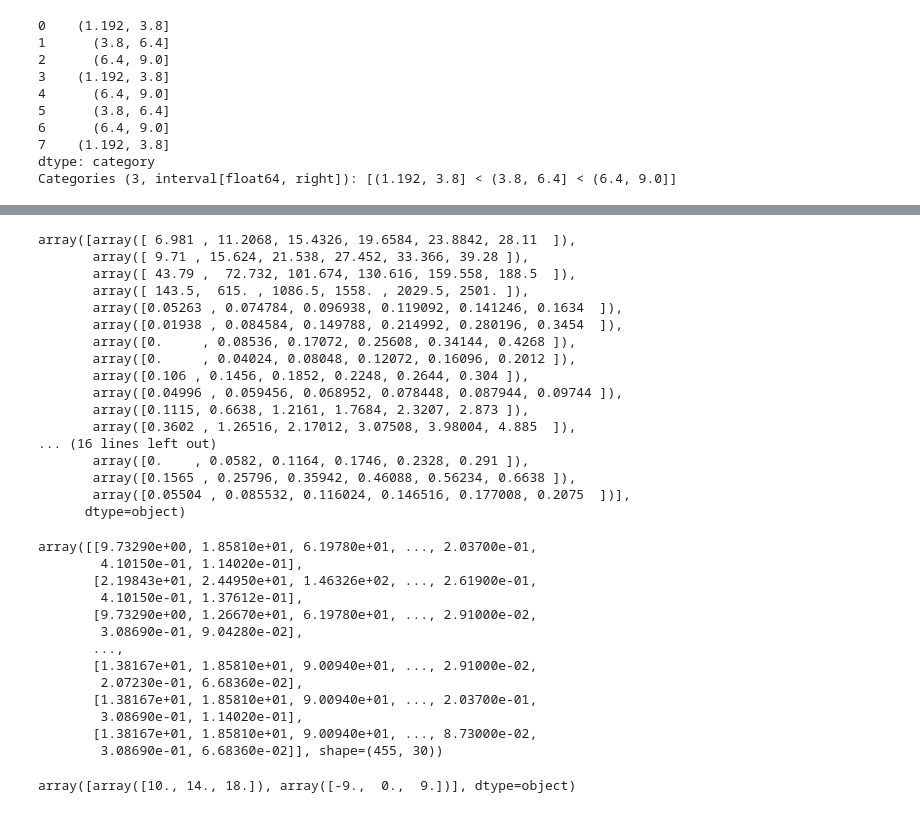
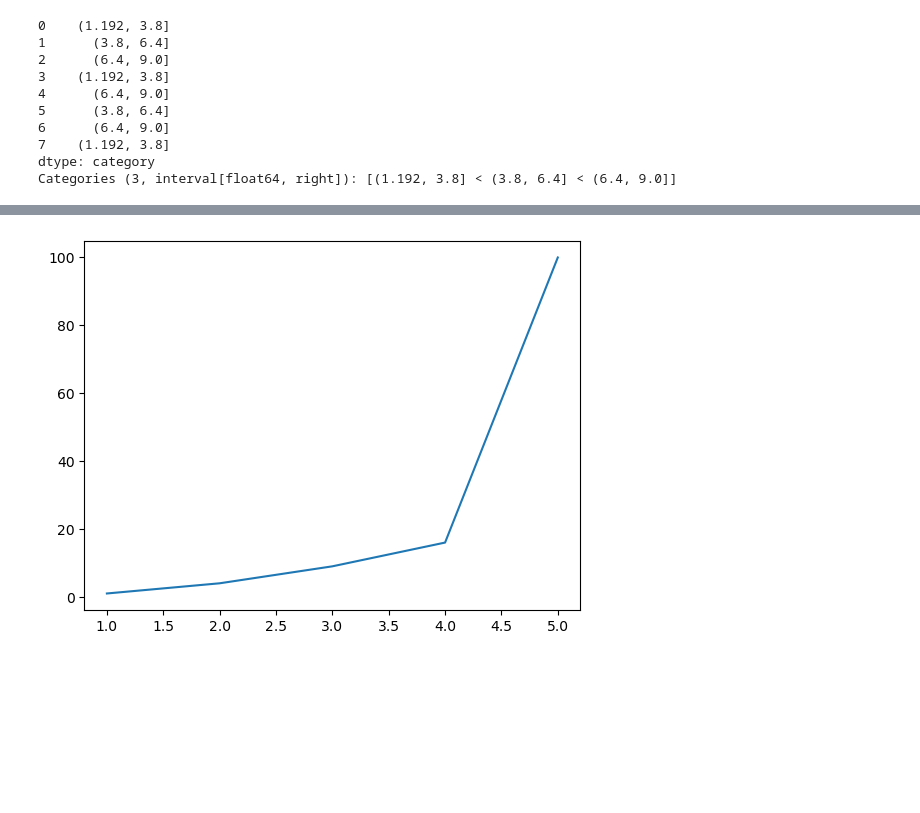
Before and after one commit to A-George26826/Numerical-Precision-Res-Official, a Jupyter notebook: main.ipynb, the cells around one changed output, grey strips where cells are left out. Drawn from its saved outputs; the diff is of its cells as text; code cells hidden in the pictures; blank space fills up the shorter version.

```diff
--- a/main.ipynb
+++ b/main.ipynb
@@ -256,52 +354,5 @@ binned_df
-# %%
-kbd.bin_edges_
-# %% [output]
-array([array([ 6.981 , 11.2068, 15.4326, 19.6584, 23.8842, 28.11  ]),
-       array([ 9.71 , 15.624, 21.538, 27.452, 33.366, 39.28 ]),
-       array([ 43.79 ,  72.732, 101.674, 130.616, 159.558, 188.5  ]),
-       array([ 143.5,  615. , 1086.5, 1558. , 2029.5, 2501. ]),
-       array([0.05263 , 0.074784, 0.096938, 0.119092, 0.141246, 0.1634  ]),
-       array([0.01938 , 0.084584, 0.149788, 0.214992, 0.280196, 0.3454  ]),
-       array([0.     , 0.08536, 0.17072, 0.25608, 0.34144, 0.4268 ]),
-       array([0.     , 0.04024, 0.08048, 0.12072, 0.16096, 0.2012 ]),
-       array([0.106 , 0.1456, 0.1852, 0.2248, 0.2644, 0.304 ]),
-       array([0.04996 , 0.059456, 0.068952, 0.078448, 0.087944, 0.09744 ]),
-       array([0.1115, 0.6638, 1.2161, 1.7684, 2.3207, 2.873 ]),
-       array([0.3602 , 1.26516, 2.17012, 3.07508, 3.98004, 4.885  ]),
-... (16 lines left out)
-       array([0.    , 0.0582, 0.1164, 0.1746, 0.2328, 0.291 ]),
-       array([0.1565 , 0.25796, 0.35942, 0.46088, 0.56234, 0.6638 ]),
-       array([0.05504 , 0.085532, 0.116024, 0.146516, 0.177008, 0.2075  ])],
-      dtype=object)
-# %%
-X_train_binned = kbd.fit_transform(X_train)
-
-for i in range(X_train_binned.shape[1]):
-    edges = kbd.bin_edges_[i]
-    mids = (edges[:-1] + edges[1:]) / 2
-    X_train_binned[:, i] = mids[X_train_binned[:, i].astype(int)]
-X_train_binned
-# %% [output]
-array([[9.73290e+00, 1.85810e+01, 6.19780e+01, ..., 2.03700e-01,
-        4.10150e-01, 1.14020e-01],
-       [2.19843e+01, 2.44950e+01, 1.46326e+02, ..., 2.61900e-01,
-        4.10150e-01, 1.37612e-01],
-       [9.73290e+00, 1.26670e+01, 6.19780e+01, ..., 2.91000e-02,
-        3.08690e-01, 9.04280e-02],
-       ...,
-       [1.38167e+01, 1.85810e+01, 9.00940e+01, ..., 2.91000e-02,
-        2.07230e-01, 6.68360e-02],
-       [1.38167e+01, 1.85810e+01, 9.00940e+01, ..., 2.03700e-01,
-        3.08690e-01, 1.14020e-01],
-       [1.38167e+01, 1.85810e+01, 9.00940e+01, ..., 8.73000e-02,
-        3.08690e-01, 6.68360e-02]], shape=(455, 30))
-# %%
-df = pd.DataFrame({
-    "feature1": [10, 12, 14, 16, 18],
-    "feature2": [-9, 3, 5, 7, 9]
-})
-kbdddd = KBinsDiscretizer(n_bins=2, encode="ordinal", strategy="uniform")
-newww = kbdddd.fit_transform(df)
-kbdddd.bin_edges_
-# %% [output]
-array([array([10., 14., 18.]), array([-9.,  0.,  9.])], dtype=object)
+# %%
+plt.plot([1,2,3,4,5],[1,4,9,16,100])
+plt.show()
+# %% [output]
+[figure, added]
```
Also changed, not shown: parts of 8 cells of this notebook.
